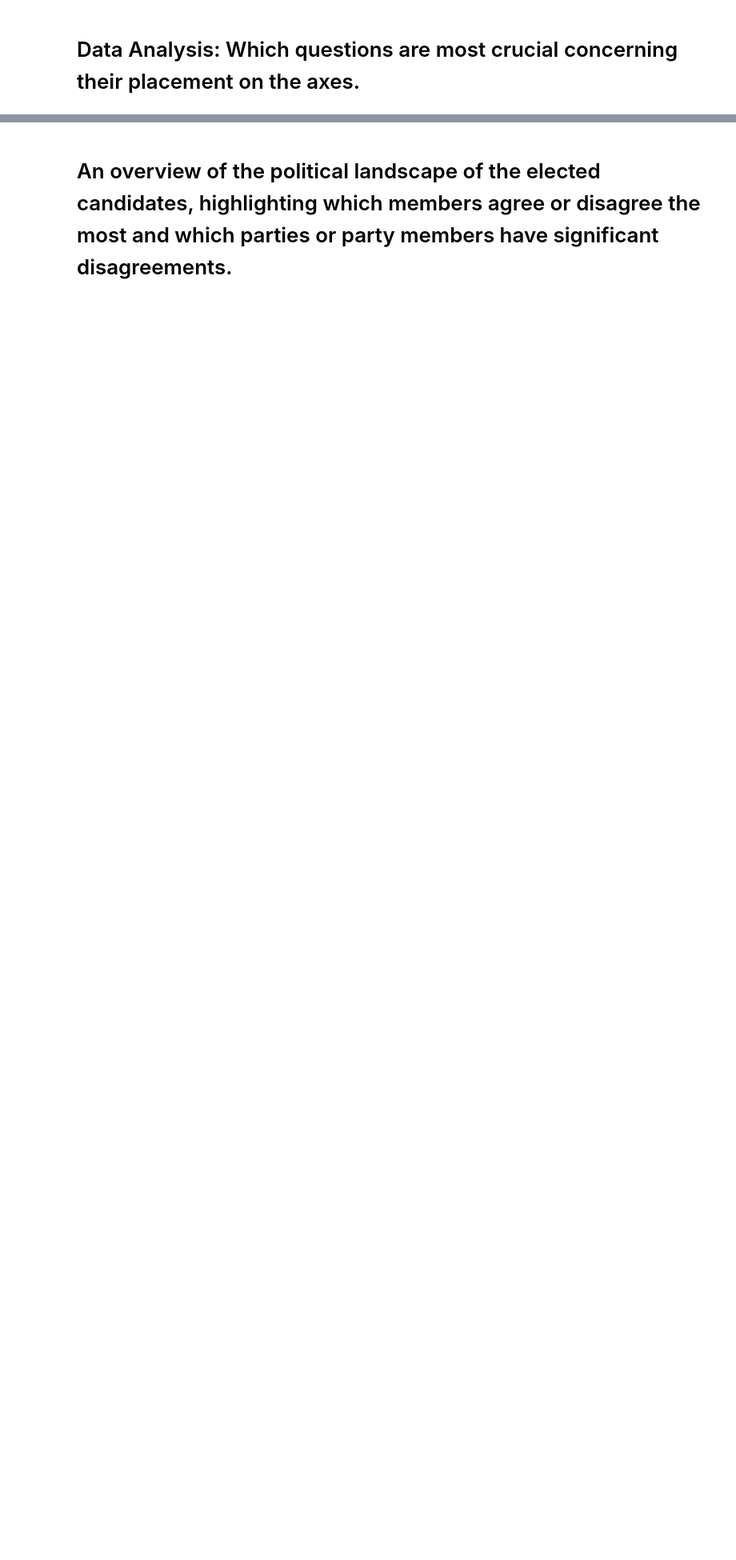
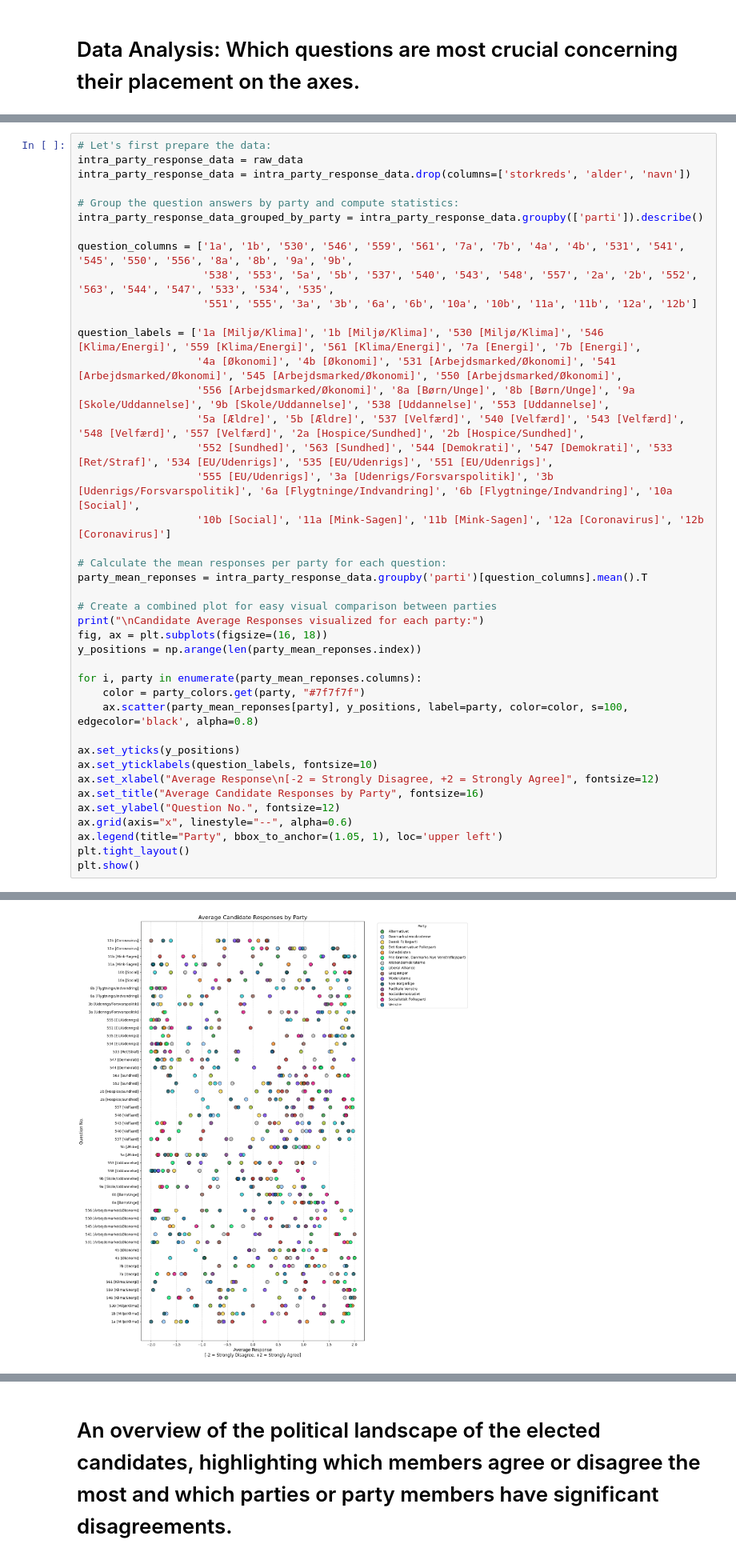
Before and after one commit to Dogmeat2000/MAL1-Python, a Jupyter notebook: Assignment 6/6. Candidate Test 2022 II.ipynb, the cells around one changed output, grey strips where cells are left out. Shown at 80% size. Cells and saved outputs as stored; diff of their text form; blank space fills up the shorter version.

Commit message:
Assignment 6: Completed Data-analysis for avg. party positions and plot vs. questions.

```diff
--- a/Assignment 6/6. Candidate Test 2022 II.ipynb
+++ b/Assignment 6/6. Candidate Test 2022 II.ipynb
@@ -98,0 +109,42 @@ party_colors = {
+# %%
+# Let's first prepare the data:
+intra_party_response_data = raw_data
+intra_party_response_data = intra_party_response_data.drop(columns=['storkreds', 'alder', 'navn'])
+
+# Group the question answers by party and compute statistics:
+intra_party_response_data_grouped_by_party = intra_party_response_data.groupby(['parti']).describe()
+
+question_columns = ['1a', '1b', '530', '546', '559', '561', '7a', '7b', '4a', '4b', '531', '541', '545', '550', '556', '8a', '8b', '9a', '9b',
+                    '538', '553', '5a', '5b', '537', '540', '543', '548', '557', '2a', '2b', '552', '563', '544', '547', '533', '534', '535',
+                    '551', '555', '3a', '3b', '6a', '6b', '10a', '10b', '11a', '11b', '12a', '12b']
+
+question_labels = ['1a [Miljø/Klima]', '1b [Miljø/Klima]', '530 [Miljø/Klima]', '546 [Klima/Energi]', '559 [Klima/Energi]', '561 [Klima/Energi]', '7a [Energi]', '7b [Energi]',
+                   '4a [Økonomi]', '4b [Økonomi]', '531 [Arbejdsmarked/Økonomi]', '541 [Arbejdsmarked/Økonomi]', '545 [Arbejdsmarked/Økonomi]', '550 [Arbejdsmarked/Økonomi]',
+                   '556 [Arbejdsmarked/Økonomi]', '8a [Børn/Unge]', '8b [Børn/Unge]', '9a [Skole/Uddannelse]', '9b [Skole/Uddannelse]', '538 [Uddannelse]', '553 [Uddannelse]',
+                   '5a [Ældre]', '5b [Ældre]', '537 [Velfærd]', '540 [Velfærd]', '543 [Velfærd]', '548 [Velfærd]', '557 [Velfærd]', '2a [Hospice/Sundhed]', '2b [Hospice/Sundhed]',
+                   '552 [Sundhed]', '563 [Sundhed]', '544 [Demokrati]', '547 [Demokrati]', '533 [Ret/Straf]', '534 [EU/Udenrigs]', '535 [EU/Udenrigs]', '551 [EU/Udenrigs]',
+                   '555 [EU/Udenrigs]', '3a [Udenrigs/Forsvarspolitik]', '3b [Udenrigs/Forsvarspolitik]', '6a [Flygtninge/Indvandring]', '6b [Flygtninge/Indvandring]', '10a [Social]',
+                   '10b [Social]', '11a [Mink-Sagen]', '11b [Mink-Sagen]', '12a [Coronavirus]', '12b [Coronavirus]']
+
+# Calculate the mean responses per party for each question:
+party_mean_reponses = intra_party_response_data.groupby('parti')[question_columns].mean().T
+
+# Create a combined plot for easy visual comparison between parties
+print("\nCandidate Average Responses visualized for each party:")
+fig, ax = plt.subplots(figsize=(16, 18))
+y_positions = np.arange(len(party_mean_reponses.index))
+
+for i, party in enumerate(party_mean_reponses.columns):
+    color = party_colors.get(party, "#7f7f7f")
+    ax.scatter(party_mean_reponses[party], y_positions, label=party, color=color, s=100, edgecolor='black', alpha=0.8)
+
+ax.set_yticks(y_positions)
+ax.set_yticklabels(question_labels, fontsize=10)
+ax.set_xlabel("Average Response\n[-2 = Strongly Disagree, +2 = Strongly Agree]", fontsize=12)
+ax.set_title("Average Candidate Responses by Party", fontsize=16)
+ax.set_ylabel("Question No.", fontsize=12)
+ax.grid(axis="x", linestyle="--", alpha=0.6)
+ax.legend(title="Party", bbox_to_anchor=(1.05, 1), loc='upper left')
+plt.tight_layout()
+plt.show()
+# %% [output]
@@ -99,3 +152,4 @@ party_colors = {
+[figure, added]
 # %% [markdown]
 # A clustering analysis where you attempt various cluster numbers, which would correspond to different parties. Discuss whether there is room for more clusters/parties or if a reduction is needed. Make sure you cover: **K-Means, Hierarchical clustering, and DBSCAN.**
 # %% [markdown]
```
Also changed, not shown: parts of 5 cells of this notebook.
